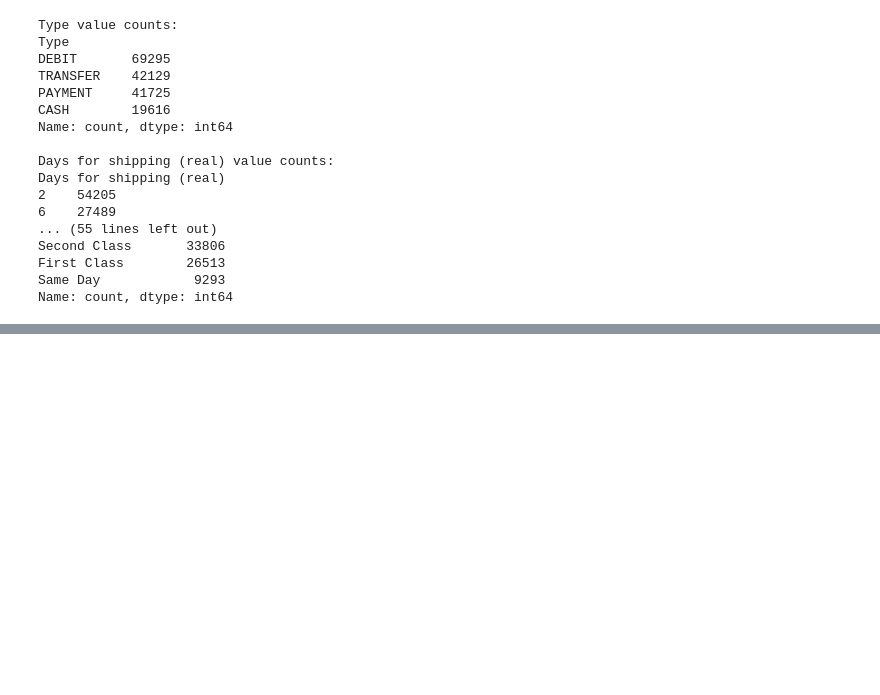
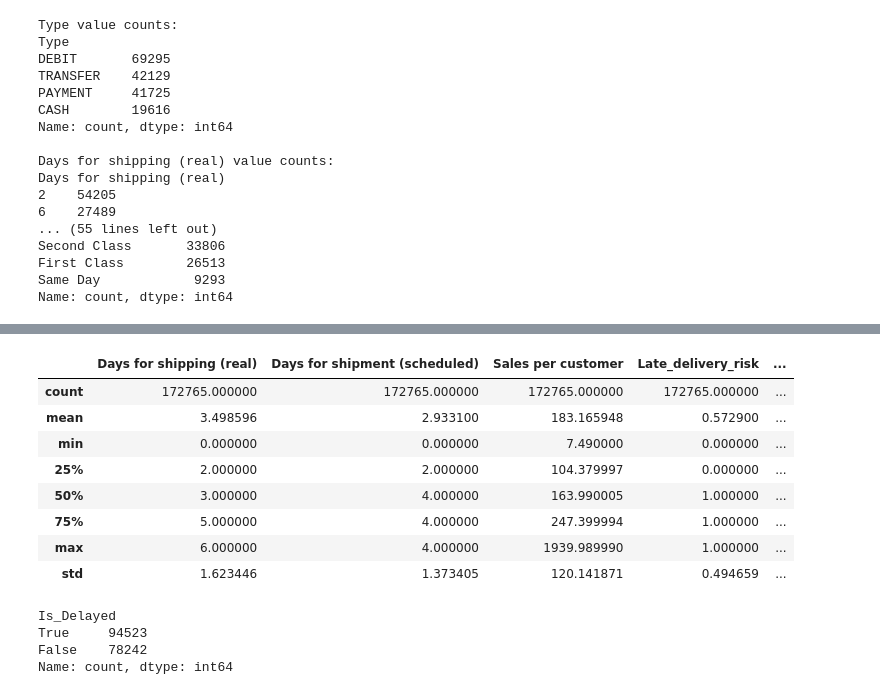
Before and after one commit to bhavsarsahil/Data_Anaylst_Practice, a Jupyter notebook: Data_Analyst_Practice/Data Analysis All Projects/Supply Chain Complate Analysis/Supply Chain Complate Analysis.ipynb, the cells around one changed output, grey strips where cells are left out. Drawn from its saved outputs; the diff is of its cells as text; code cells hidden in the pictures; blank space fills up the shorter version.

```diff
--- a/Data_Analyst_Practice/Data Analysis All Projects/Supply Chain Complate Analysis/Supply Chain Complate Analysis.ipynb
+++ b/Data_Analyst_Practice/Data Analysis All Projects/Supply Chain Complate Analysis/Supply Chain Complate Analysis.ipynb
@@ -156,0 +168,27 @@ Name: count, dtype: int64
+# %%
+# calculating order processing time and delay
+
+df['Order Processing Time'] = (df['shipping date (DateOrders)'] - df['order date (DateOrders)']).dt.days
+df['Delay'] = df['Order Processing Time'] - df['Days for shipment (scheduled)']
+df['Is_Delayed'] = df['Delay'] > 0
+df['order_month'] = df['order date (DateOrders)'].dt.month
+df['order_day'] = df['order date (DateOrders)'].dt.day_name()
+df['order_hour'] = df['order date (DateOrders)'].dt.hour
+df.describe()
+# %% [output]
+|  | Days for shipping (real) | Days for shipment (scheduled) | Sales per customer | Late_delivery_risk | ... |
+| count | 172765.000000 | 172765.000000 | 172765.000000 | 172765.000000 | ... |
+| mean | 3.498596 | 2.933100 | 183.165948 | 0.572900 | ... |
+| min | 0.000000 | 0.000000 | 7.490000 | 0.000000 | ... |
+| 25% | 2.000000 | 2.000000 | 104.379997 | 0.000000 | ... |
+| 50% | 3.000000 | 4.000000 | 163.990005 | 1.000000 | ... |
+| 75% | 5.000000 | 4.000000 | 247.399994 | 1.000000 | ... |
+| max | 6.000000 | 4.000000 | 1939.989990 | 1.000000 | ... |
+| std | 1.623446 | 1.373405 | 120.141871 | 0.494659 | ... |
+# %%
+df['Is_Delayed'].value_counts()
+# %% [output]
+Is_Delayed
+True     94523
+False    78242
+Name: count, dtype: int64
```
Also changed, not shown: parts of 8 cells of this notebook.
